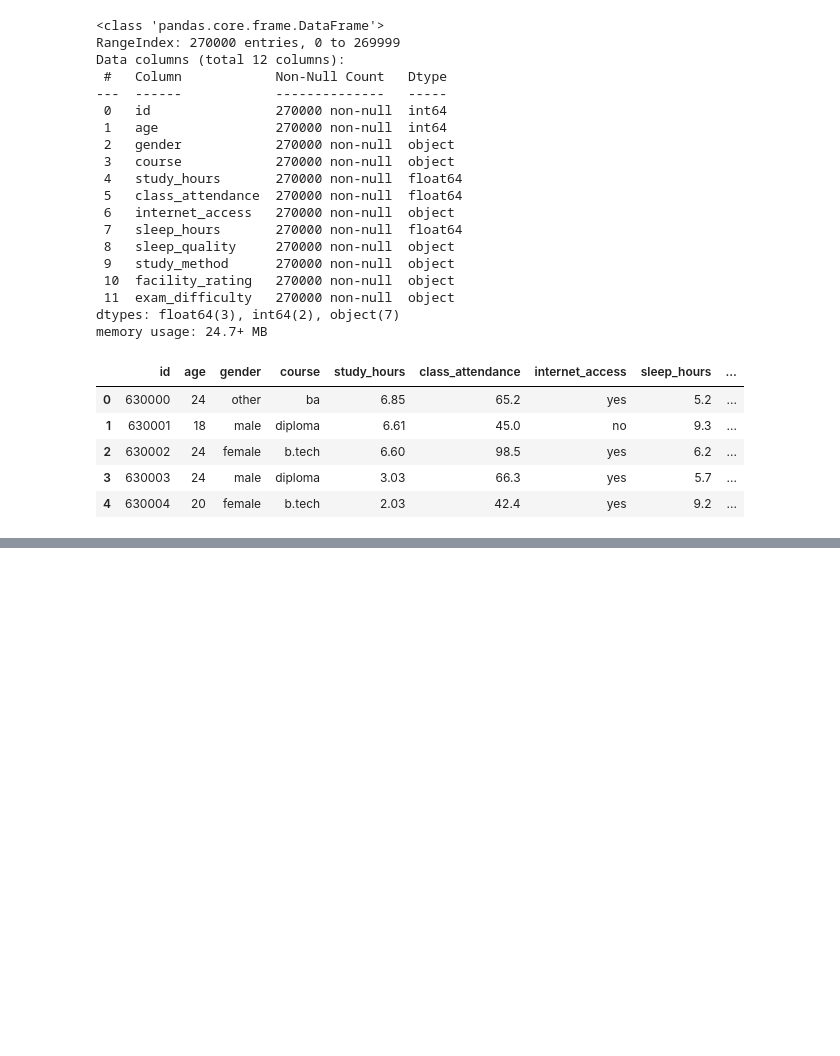
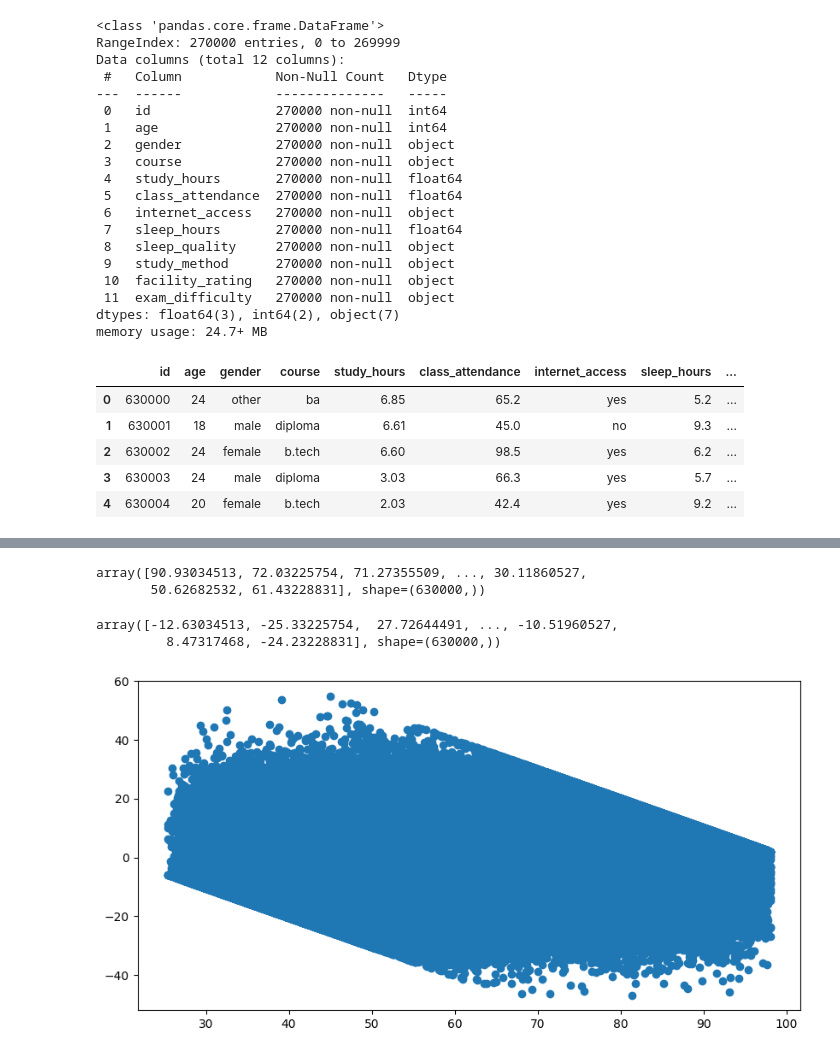
Before and after one commit to DanWanschitz/projects, a Jupyter notebook: first_project.ipynb, the cells around one changed output, grey strips where cells are left out. Saved outputs shown, nothing was run; the diff lists cells and outputs as text; code cells hidden in the pictures; blank space fills up the shorter version.

```diff
--- a/first_project.ipynb
+++ b/first_project.ipynb
@@ -71,9 +72,9 @@ memory usage: 24.7+ MB
 | 3 | 630003 | 24 | male | diploma | 3.03 | 66.3 | yes | 5.7 | ... |
 | 4 | 630004 | 20 | female | b.tech | 2.03 | 42.4 | yes | 9.2 | ... |
 # %%
-categorical_columns = [
+categorical_columns = train[[
     'gender', 'course', 'internet_access', 'sleep_quality', 'study_method', 'facility_rating', 'exam_difficulty'
-]
+]]
 
 for col in categorical_columns:
     label_encoder = LabelEncoder()
@@ -103,0 +121,10 @@ sns.heatmap(corr_matrix, annot=True, cmap='coolwarm')
+# %%
+categorical_columns = test[[
+    'gender', 'course', 'internet_access', 'sleep_quality', 'study_method', 'facility_rating', 'exam_difficulty'
+]]
+
+for col in categorical_columns:
+    label_encoder = LabelEncoder()
+    test[col] = label_encoder.fit_transform(test[col])
+
+test
@@ -103,0 +145,27 @@ sns.heatmap(corr_matrix, annot=True, cmap='coolwarm')
+# %%
+X = train[['study_hours', 'class_attendance', 'sleep_hours']]
+y = train['exam_score']
+model = LinearRegression()
+model.fit(X,y)
+model.score(X, y)
+
+y_pred = test[['study_hours', 'class_attendance', 'sleep_hours']]
+predictions = model.predict(y_pred)
+predictions
+# %% [output]
+array([90.93034513, 72.03225754, 71.27355509, ..., 30.11860527,
+       50.62682532, 61.43228831], shape=(630000,))
+# %%
+#modelling the residuals
+y_train = train['exam_score'].to_numpy()
+residuals = y_train - predictions
+residuals
+# %% [output]
+array([-12.63034513, -25.33225754,  27.72644491, ..., -10.51960527,
+         8.47317468, -24.23228831], shape=(630000,))
+# %%
+plt.figure(figsize=(10,5))
+plt.scatter(predictions, residuals)
+plt.show()
+# %% [output]
+[figure, added]
```
Also changed, not shown: parts of 4 cells of this notebook.
